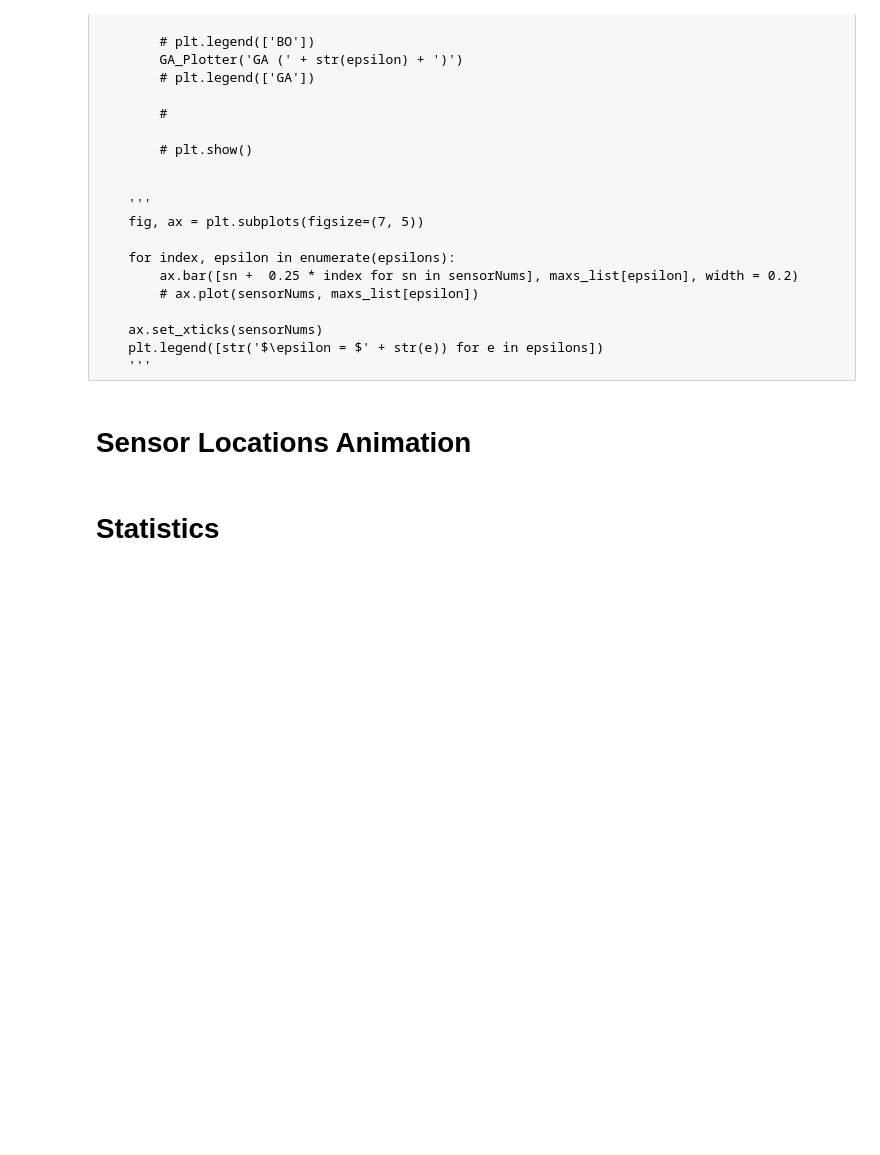
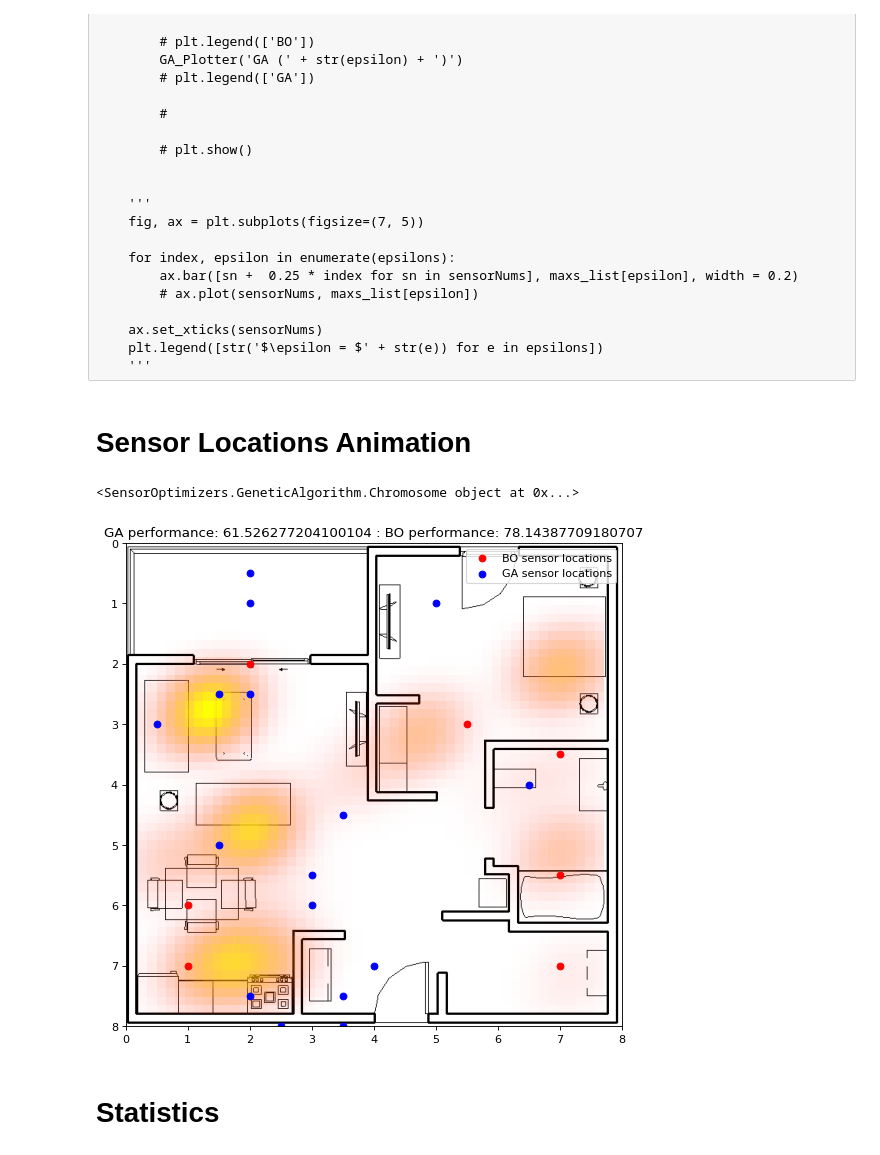
Before and after one commit to shadangolestan/Smart-Home-Sensor-Placement-Optimization, a Jupyter notebook: SensorDeploymentOptimization/Results Insights.ipynb, the cells around one changed output. Cells and saved outputs as stored; diff of their text form; code cells hidden in the pictures; blank space fills up the shorter version.

```diff
--- a/SensorDeploymentOptimization/Results Insights.ipynb
+++ b/SensorDeploymentOptimization/Results Insights.ipynb
@@ -436,24 +440,28 @@ def plot_sensor_locations(sensorNum, epsilon, method, filenumber):
 # %%
 sensorNum = 7
 epsilon = 0.5
 
 for filenumber1 in [1]:
-    for filenumber2 in [0]:
 
-        fig, ax = plt.subplots(figsize=(8.0, 8.0), dpi=80)
 
-        title, matrix, labels = plot_sensor_locations(sensorNum, epsilon, 'BO', filenumber1)
-        bo_title = title
-        bo_matrix = matrix
-        bo_labels = labels
+    fig, ax = plt.subplots(figsize=(8.0, 8.0), dpi=80)
 
-        title, matrix, labels = plot_sensor_locations(sensorNum, epsilon, 'GA', filenumber2)
-        ga_title = title
-        ga_matrix = matrix
-        ga_labels = labels
+    title, matrix, labels = plot_sensor_locations(sensorNum, epsilon, 'BO', filenumber1)
+    bo_title = title
+    bo_matrix = matrix
+    bo_labels = labels
 
-        plt.legend(['BO sensor locations', 'GA sensor locations'], loc = 'upper left')
-        plt.title(ga_title + " : " + bo_title)
+    title, matrix, labels = plot_sensor_locations(sensorNum, epsilon, 'GA', -1)
+    ga_title = title
+    ga_matrix = matrix
+    ga_labels = labels
+
+    plt.legend(['BO sensor locations', 'GA sensor locations'], loc = 'upper right')
+    plt.title(ga_title + " : " + bo_title)
+    plt.show()
+# %% [output]
+<SensorOptimizers.GeneticAlgorithm.Chromosome object at 0x...>
+[figure, added]
 # %%
 labels = ['Undress',
           'Take a shower',
```
Also changed, not shown: parts of 3 cells of this notebook, 4 other files.
